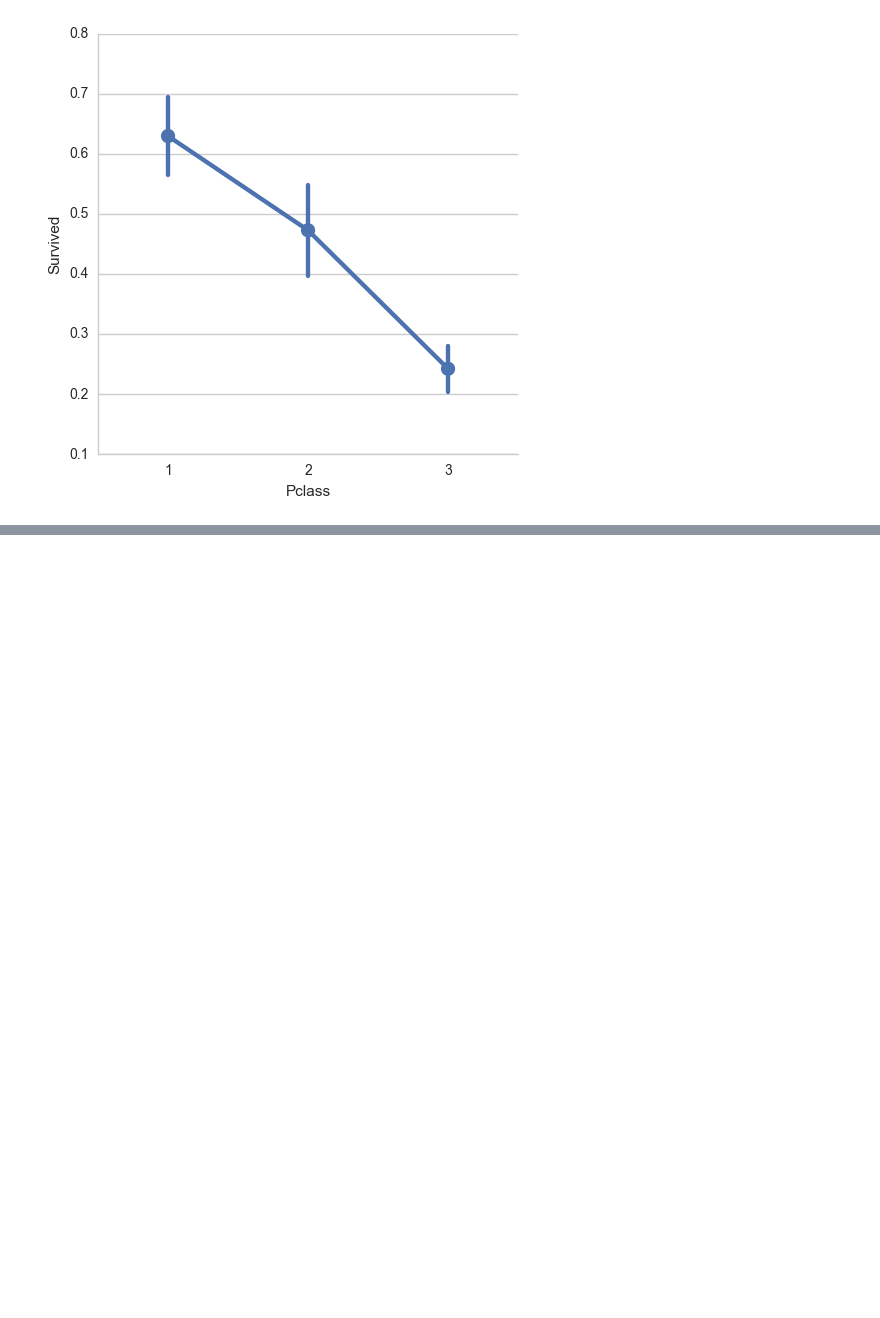
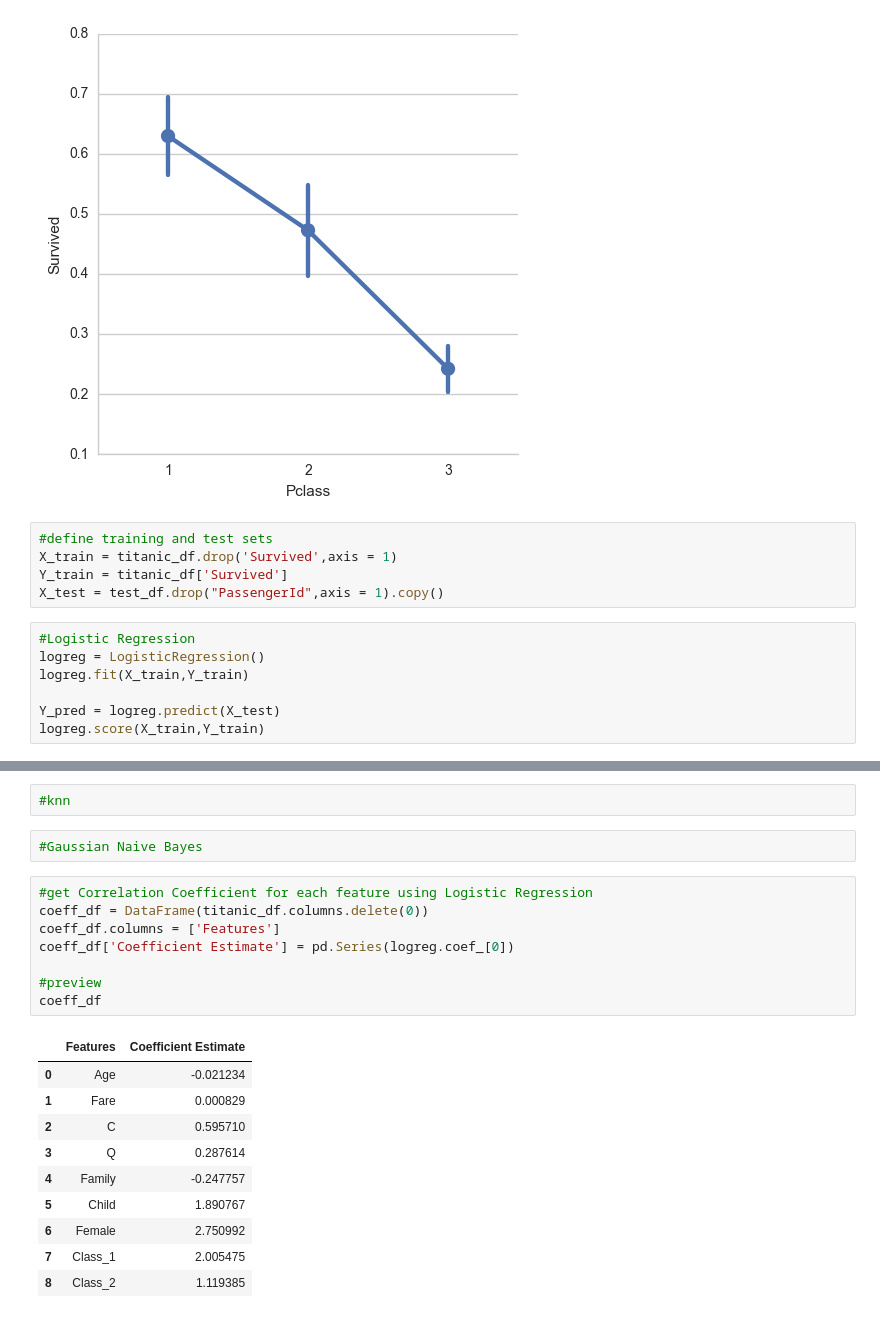
Before and after one commit to PhenixI/kaggle_sourcecode, a Jupyter notebook: Titanic_Machine_Learning_from_Disaster/Titanic_Machine Learning from Disaster.ipynb, the cells around one changed output, grey strips where cells are left out. Drawn from its saved outputs; the diff is of its cells as text; blank space fills up the shorter version.

Commit message:
add train models

```diff
--- a/Titanic_Machine_Learning_from_Disaster/Titanic_Machine Learning from Disaster.ipynb
+++ b/Titanic_Machine_Learning_from_Disaster/Titanic_Machine Learning from Disaster.ipynb
@@ -325,3 +325,15 @@ titanic_df = titanic_df.join(pclass_dummies_titanic)
 test_df = test_df.join(pclass_dummies_test)
 # %% [output]
 [figure]
+# %%
+#define training and test sets
+X_train = titanic_df.drop('Survived',axis = 1)
+Y_train = titanic_df['Survived']
+X_test = test_df.drop("PassengerId",axis = 1).copy()
+# %%
+#Logistic Regression
+logreg = LogisticRegression()
+logreg.fit(X_train,Y_train)
+
+Y_pred = logreg.predict(X_test)
+logreg.score(X_train,Y_train)
@@ -327,0 +353,23 @@ test_df = test_df.join(pclass_dummies_test)
+# %%
+#knn
+# %%
+#Gaussian Naive Bayes
+# %%
+#get Correlation Coefficient for each feature using Logistic Regression
+coeff_df = DataFrame(titanic_df.columns.delete(0))
+coeff_df.columns = ['Features']
+coeff_df['Coefficient Estimate'] = pd.Series(logreg.coef_[0])
+
+#preview
+coeff_df
+# %% [output]
+|  | Features | Coefficient Estimate |
+| 0 | Age | -0.021234 |
+| 1 | Fare | 0.000829 |
+| 2 | C | 0.595710 |
+| 3 | Q | 0.287614 |
+| 4 | Family | -0.247757 |
+| 5 | Child | 1.890767 |
+| 6 | Female | 2.750992 |
+| 7 | Class_1 | 2.005475 |
+| 8 | Class_2 | 1.119385 |
```
Also changed, not shown: parts of 4 cells of this notebook, 1 other file.
